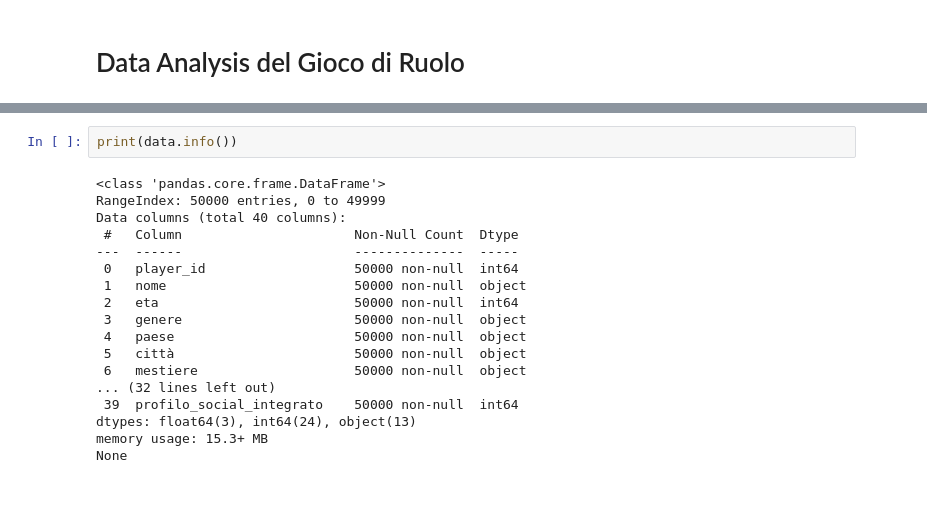
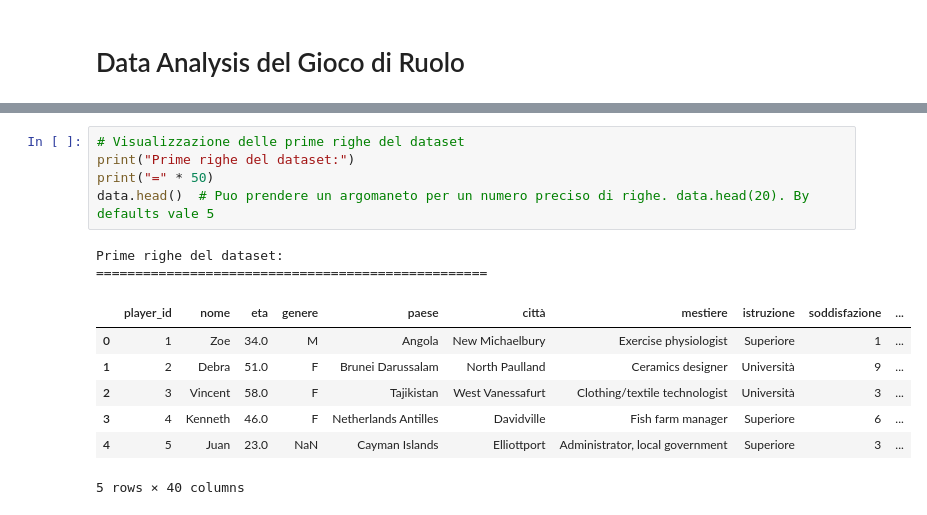
Before and after one commit to FabriceGhislain7/gdr-web-app, a Jupyter notebook: statistics/data_analysis.ipynb, the cells around one changed output, grey strips where cells are left out. Saved outputs shown, nothing was run; the diff lists cells and outputs as text.

```diff
--- a/statistics/data_analysis.ipynb
+++ b/statistics/data_analysis.ipynb
@@ -73,23 +73,18 @@ Dataset caricato correttamente. Dimensioni.
 | 50498 | 50499 | Colleen | 35.0 | F | Saint Helena | New Garrett | Careers information officer | Scuola Media | 7 | ... |
 | 50499 | 50500 | Daniel | 21.0 | F | Lithuania | South Jessica | Production assistant, television | Superiore | 1 | ... |
 50500 rows × 40 columns
-# %%
-print(data.info())
-# %% [output]
-<class 'pandas.core.frame.DataFrame'>
-RangeIndex: 50000 entries, 0 to 49999
-Data columns (total 40 columns):
- #   Column                      Non-Null Count  Dtype
----  ------                      --------------  -----
- 0   player_id                   50000 non-null  int64
- 1   nome                        50000 non-null  object
- 2   eta                         50000 non-null  int64
- 3   genere                      50000 non-null  object
- 4   paese                       50000 non-null  object
- 5   città                       50000 non-null  object
- 6   mestiere                    50000 non-null  object
-... (32 lines left out)
- 39  profilo_social_integrato    50000 non-null  int64
-dtypes: float64(3), int64(24), object(13)
-memory usage: 15.3+ MB
-None
+# %%
+# Visualizzazione delle prime righe del dataset
+print("Prime righe del dataset:")
+print("=" * 50)
+data.head()  # Puo prendere un argomaneto per un numero preciso di righe. data.head(20). By defaults vale 5
+# %% [output]
+Prime righe del dataset:
+==================================================
+|  | player_id | nome | eta | genere | paese | città | mestiere | istruzione | soddisfazione | ... |
+| 0 | 1 | Zoe | 34.0 | M | Angola | New Michaelbury | Exercise physiologist | Superiore | 1 | ... |
+| 1 | 2 | Debra | 51.0 | F | Brunei Darussalam | North Paulland | Ceramics designer | Università | 9 | ... |
+| 2 | 3 | Vincent | 58.0 | F | Tajikistan | West Vanessafurt | Clothing/textile technologist | Università | 3 | ... |
+| 3 | 4 | Kenneth | 46.0 | F | Netherlands Antilles | Davidville | Fish farm manager | Superiore | 6 | ... |
+| 4 | 5 | Juan | 23.0 | NaN | Cayman Islands | Elliottport | Administrator, local government | Superiore | 3 | ... |
+5 rows × 40 columns
```
Also changed, not shown: parts of 6 cells of this notebook.
